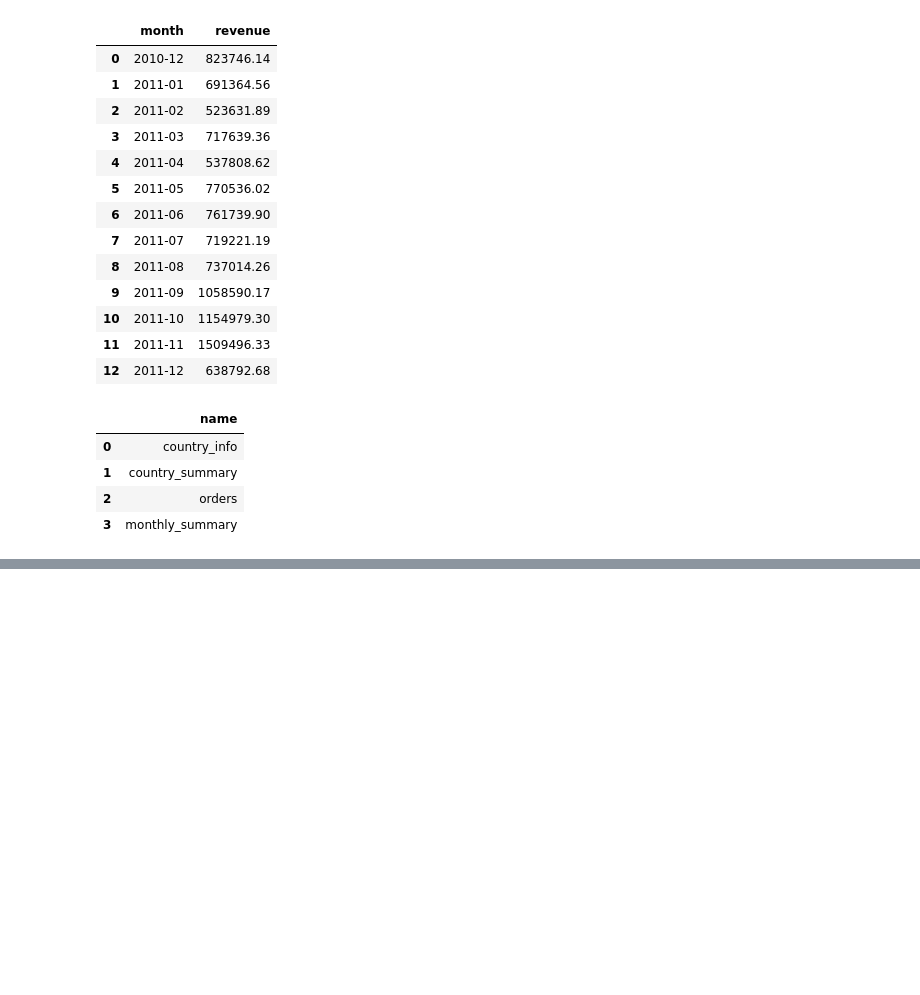
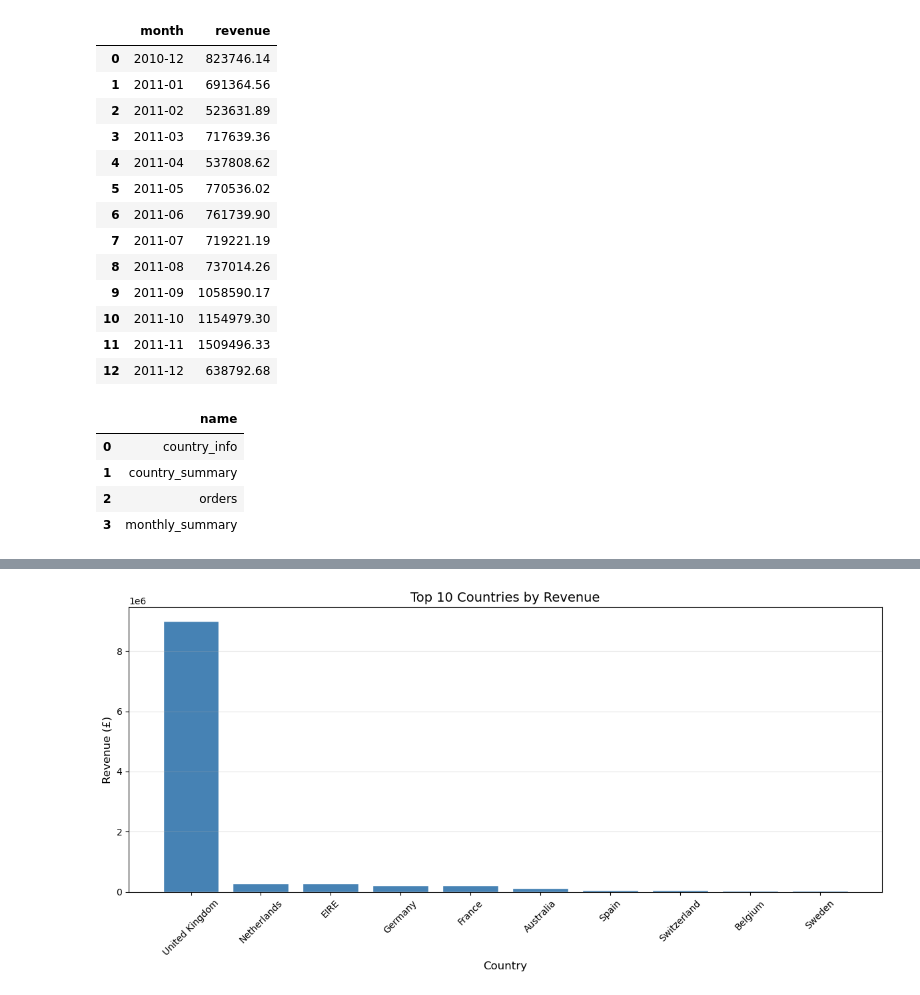
Before and after one commit to Danammadhunika/ml-journey, a Jupyter notebook: project_03_ecommerce_sql/notebooks/ecommerce_sql_analysis.ipynb, the cells around one changed output, grey strips where cells are left out. Saved outputs shown, nothing was run; the diff lists cells and outputs as text; code cells hidden in the pictures; blank space fills up the shorter version.

```diff
--- a/project_03_ecommerce_sql/notebooks/ecommerce_sql_analysis.ipynb
+++ b/project_03_ecommerce_sql/notebooks/ecommerce_sql_analysis.ipynb
@@ -2576,0 +2639,11 @@ WHERE type='table'
+# %%
+df_countries = pd.read_sql_query("""
+    SELECT Country,
+           ROUND(SUM(Quantity * UnitPrice), 2) AS total_revenue
+    FROM orders
+    WHERE Quantity > 0
+    GROUP BY Country
+    ORDER BY total_revenue DESC
+    LIMIT 10
+""", conn)
+df_countries
@@ -2576,0 +2662,32 @@ WHERE type='table'
+# %%
+# ============================================
+# CHART 2 — Top 10 Countries Bar Chart
+# Business Question: Which countries generate
+#                    most revenue?
+# ============================================
+
+# WHY BAR CHART?
+# Bar charts compare values across categories!
+# Easy to see which country dominates!
+# Best chart for comparing multiple items!
+
+# NOTE ABOUT UK:
+# UK = £9M — dominates everything!
+# Other 9 countries = £200K-£285K range
+# This shows HIGH revenue concentration risk!
+# Business should grow other markets!
+
+plt.figure(figsize=(12, 6))
+plt.bar(df_countries['Country'],
+        df_countries['total_revenue'],
+        color='steelblue',
+        edgecolor='white')
+plt.title('Top 10 Countries by Revenue', fontsize=14)
+plt.xlabel('Country', fontsize=12)
+plt.ylabel('Revenue (£)', fontsize=12)
+plt.xticks(rotation=45)
+plt.grid(True, alpha=0.3, axis='y')
+plt.tight_layout()
+plt.show()
+# %% [output]
+[figure, added]
```
Also changed, not shown: parts of 8 cells of this notebook, 2 other files.
